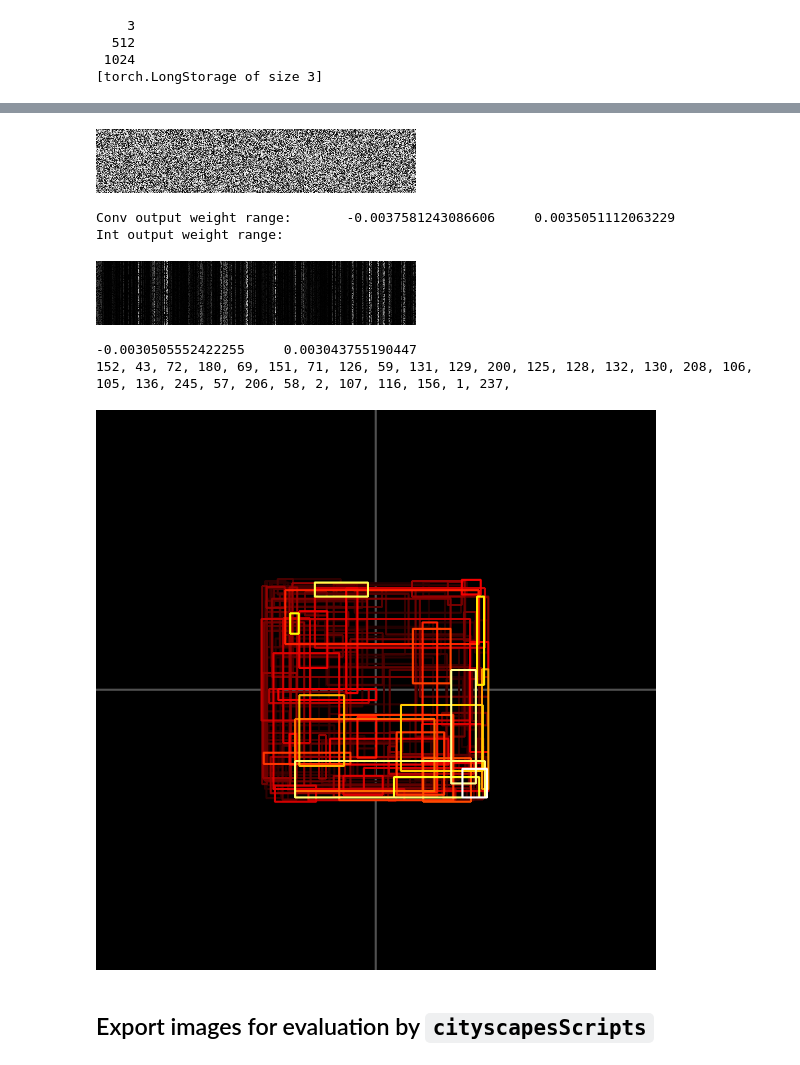
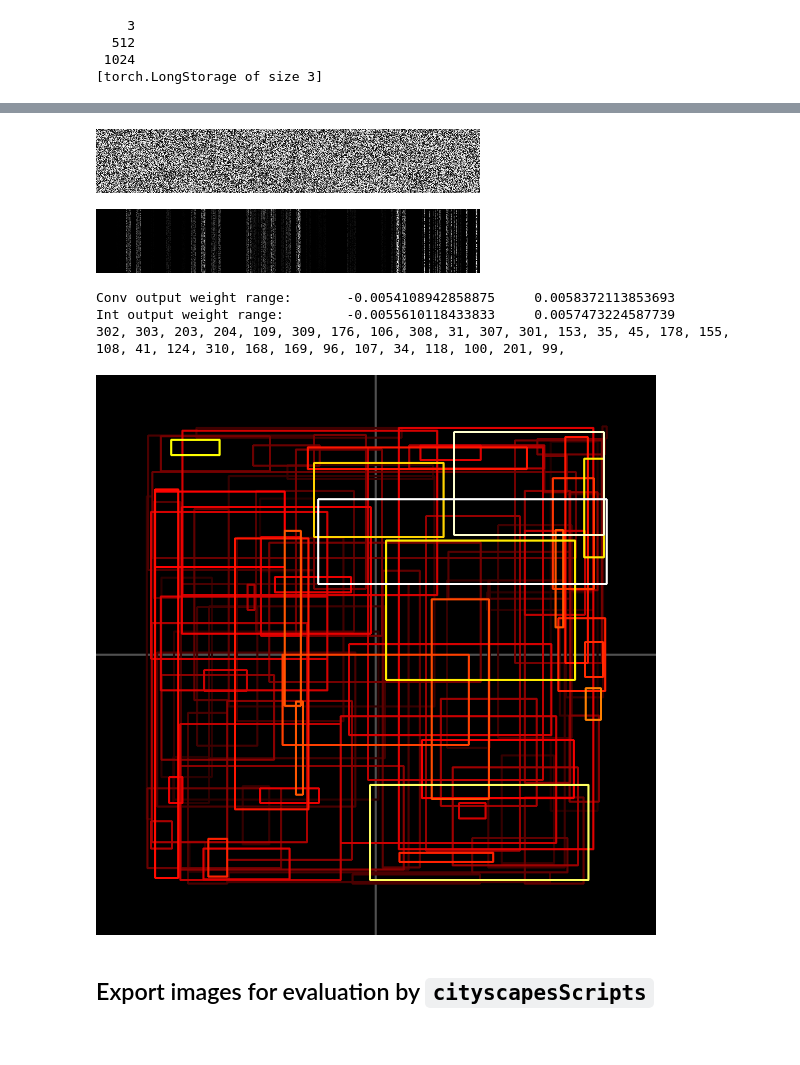
Before and after one commit to shrubb/integral-layer, a Jupyter notebook: Segmentation-GPU-CS-template.ipynb, the cells around one changed output, grey strips where cells are left out. Cells and saved outputs as stored; diff of their text form; code cells hidden in the pictures.

```diff
--- a/Segmentation-GPU-CS-template.ipynb
+++ b/Segmentation-GPU-CS-template.ipynb
@@ -17,5 +21,5 @@ valFiles = cityscapes.loadNames('val')
 # %%
-modelName = '057-4layers-031merge-downsample1024-light'
+modelName = '077-resnet50-8x-PSP'
 cityscapes.dsize = {1024, 512}
 # %% [markdown]
 ### Render labels for displaying
@@ -29,18 +33,20 @@ itorch.image(cityscapes.renderLabels(labels, img))
 # %%
-IntegralSmartNorm = nil
-debug.getregistry()['IntegralSmartNorm'] = nil
-package.loaded['IntegralSmartNorm'] = nil
+intKind = 'IntegralSmartNorm'
+_G[intKind] = nil
+debug.getregistry()[intKind] = nil
+package.loaded[intKind] = nil
 
-require 'IntegralSmartNorm'
+require(intKind)
 # %%
 local modelName = modelName
 net, GSconfig =
     assert(loadfile('Models/' .. modelName .. '.lua'))(cityscapes.dsize[1], cityscapes.dsize[2], nClasses)
 
-ints = net:findModules('IntegralSmartNorm')
+ints = net:findModules(intKind)
 for i = 1,#ints do
     ints[i].normalize = true
     ints[i].exact = exact
+    ints[i].saveMemoryIntegral = false
 end
 print('Number of IntegralSmartNorm modules: ' .. #ints)
 print('Number of group sparsity regularized modules: ' .. #GSconfig)
@@ -987,3 +1027,25 @@ net:forward(imCuda)
   512
  1024
 [torch.LongStorage of size 3]
+# %%
+package.loaded.WindowDebugger = nil
+require 'WindowDebugger'
+
+local int = net:get(3):get(1):get(3):get(4)
+local bn = net:get(3):get(2)
+local conv = net:get(3):get(4)
+
+local w = conv.weight:squeeze():float()
+local bnW = bn.weight:float():view(1,-1)
+local bnOutMeans = bn.output:float():abs():mean(3):mean(4):mean(1):view(1,-1)
+itorch.image(torch.abs(w))
+w:cmul(bnOutMeans:expandAs(w))
+itorch.image(torch.abs(w))
+wConv = w[{{}, {1, 64+96}}]
+print('Conv output weight range:', wConv:min(), wConv:max())
+w = w[{{}, {64+96+1, -1}}]
+print('Int output weight range:', w:min(), w:max())
+local scores = w:abs():mean(1):squeeze()
+local worstIdx = select(2, torch.sort(scores, true))[{{1,30}}]
+for k = 1,worstIdx:nElement() do io.stdout:write(worstIdx[k] .. ', ') end
+itorch.image(WindowDebugger.drawBoxes(int, scores))
@@ -990,32 +1059,31 @@ net:forward(imCuda)
 # %%
 package.loaded.WindowDebugger = nil
 require 'WindowDebugger'
 
-local convIdx, bnIdx, concatIdx = 11,9,8
+local convIdx, bnIdx, concatIdx = 8,6,5
 local int = net:get(concatIdx):get(1):get(2)
 local bn = net:get(bnIdx)
 local conv = net:get(convIdx)
 
 local w = conv.weight:squeeze():float()
 local bnW = bn.weight:float():view(1,-1)
 local bnOutMeans = bn.output:float():abs():mean(3):mean(4):mean(1):view(1,-1)
 itorch.image(torch.abs(w))
 w:cmul(bnOutMeans:expandAs(w))
 itorch.image(torch.abs(w))
 wConv = w[{{}, {int.xMin:nElement()+1, -1}}]
 print('Conv output weight range:', wConv:min(), wConv:max())
 w = w[{{}, {1, int.xMin:nElement()}}]
 print('Int output weight range:', w:min(), w:max())
 local scores = w:abs():mean(1):squeeze()
 local worstIdx = select(2, torch.sort(scores, true))[{{1,30}}]
 for k = 1,worstIdx:nElement() do io.stdout:write(worstIdx[k] .. ', ') end
 itorch.image(WindowDebugger.drawBoxes(int, scores))
 # %% [output]
-[figure, old version]
+[figure, new version]
+[figure, new version]
-Conv output weight range:       -0.0037581243086606     0.0035051112063229
-Int output weight range:
+Conv output weight range:       -0.0054108942858875     0.0058372113853693
+Int output weight range:        -0.0055610118433833     0.0057473224587739
+302, 303, 203, 204, 109, 309, 176, 106, 308, 31, 307, 301, 153, 35, 45, 178, 155, 108, 41, 124, 310, 168, 169, 96, 107, 34, 118, 100, 201, 99,
-[figure, old version]
--0.0030505552422255     0.003043755190447
-152, 43, 72, 180, 69, 151, 71, 126, 59, 131, 129, 200, 125, 128, 132, 130, 208, 106, 105, 136, 245, 57, 206, 58, 2, 107, 116, 156, 1, 237,
-[figure, old version]
+[figure, new version]
 # %%
```
Also changed, not shown: parts of 17 cells of this notebook, 7 other files.
